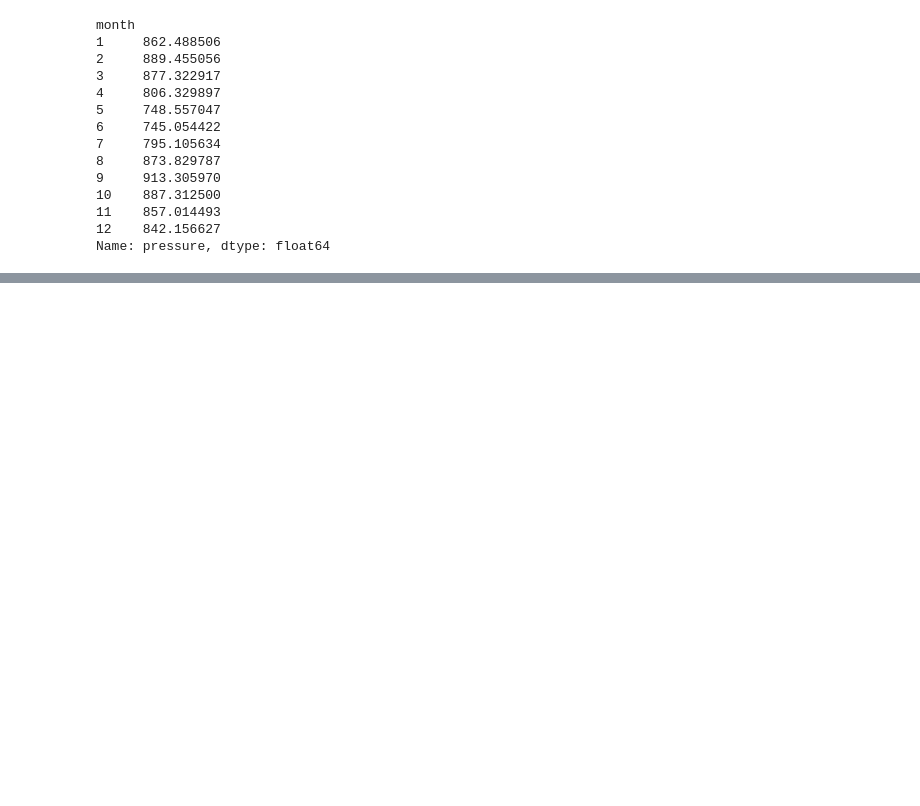
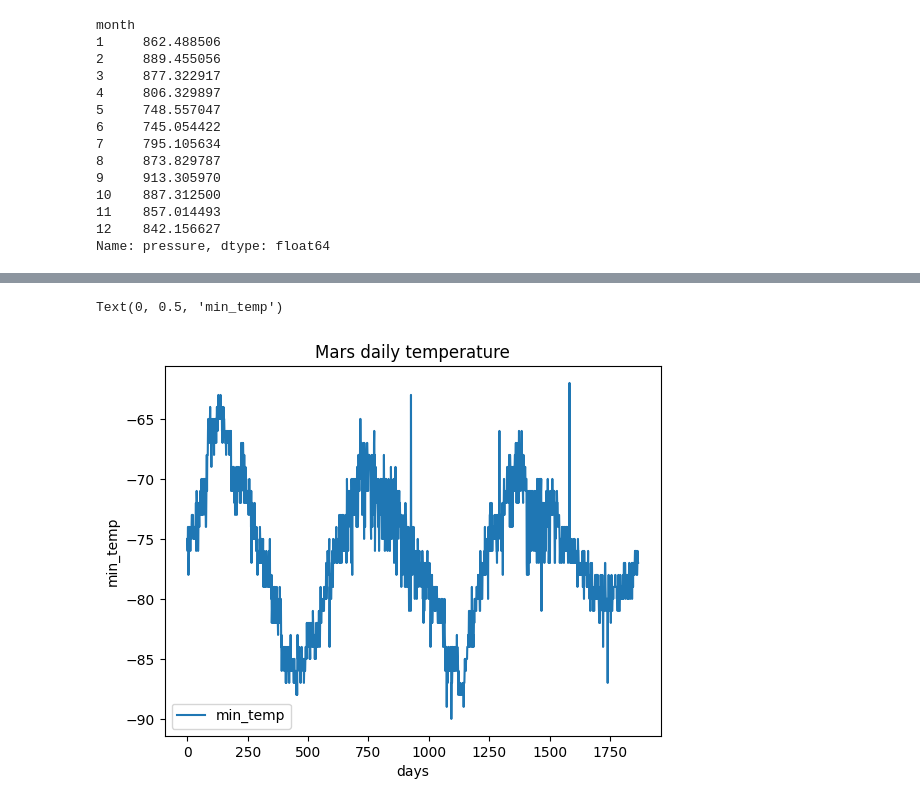
Before and after one commit to Marshallcode08/mission-to-mars, a Jupyter notebook: mars_data_challenge_part_2.ipynb, the cells around one changed output, grey strips where cells are left out. Cells and saved outputs as stored; diff of their text form; code cells hidden in the pictures; blank space fills up the shorter version.

```diff
--- a/mars_data_challenge_part_2.ipynb
+++ b/mars_data_challenge_part_2.ipynb
@@ -206,0 +237,8 @@ Name: pressure, dtype: float64
+# %%
+daily_temp_df = df.plot.line(y="min_temp", rot=0)
+plt.title("Mars daily temperature")
+plt.xlabel("days")
+plt.ylabel("min_temp")
+# %% [output]
+Text(0, 0.5, 'min_temp')
+[figure, added]
```
Also changed, not shown: parts of 4 cells of this notebook, 1 other file.
